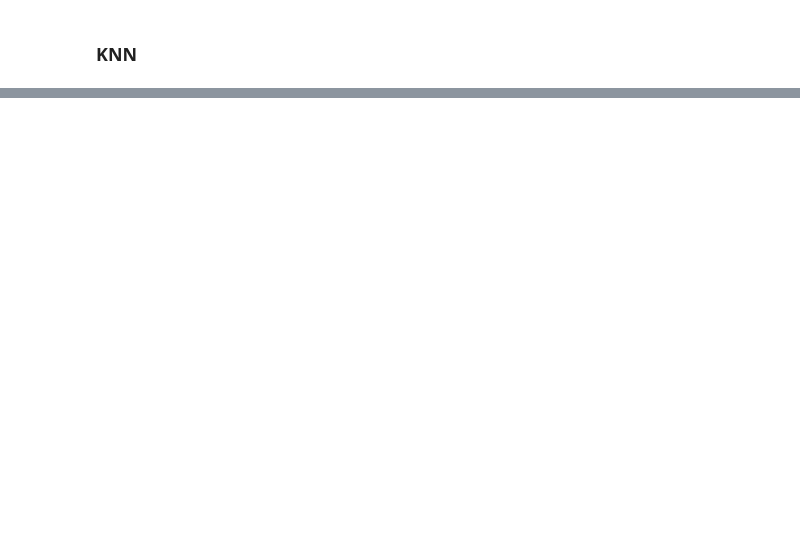
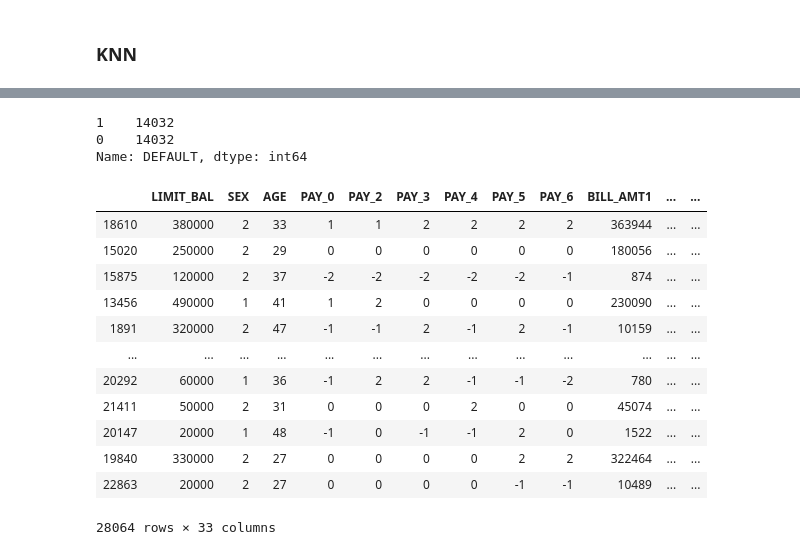
Before and after one commit to meaganlazer/CreditCard_Default_Predictions, a Jupyter notebook: Default_Credit.ipynb, the cells around one changed output, grey strips where cells are left out. Saved outputs shown, nothing was run; the diff lists cells and outputs as text; code cells hidden in the pictures; blank space fills up the shorter version.

```diff
--- a/Default_Credit.ipynb
+++ b/Default_Credit.ipynb
@@ -383,0 +283,4 @@ plt.show()
+# %%
+X = df.drop('DEFAULT', axis = 1)
+y = df['DEFAULT']
+feature_cols = X.columns
@@ -383,0 +289,33 @@ plt.show()
+# %%
+training = pd.concat([X_train,y_train], axis =1)
+# %%
+ndefault = training[training['DEFAULT']==0]
+default = training[training['DEFAULT']==1]
+# %%
+upsampled = resample(default,
+                          replace=True, # sample with replacement
+                          n_samples=len(ndefault), # match number in majority class
+                          random_state=23) # reproducible results
+
+upsampled = pd.concat([ndefault, upsampled])
+upsampled['DEFAULT'].value_counts()
+# %% [output]
+1    14032
+0    14032
+Name: DEFAULT, dtype: int64
+# %%
+upsampled
+# %% [output]
+|  | LIMIT_BAL | SEX | AGE | PAY_0 | PAY_2 | PAY_3 | PAY_4 | PAY_5 | PAY_6 | BILL_AMT1 | ... | ... |
+| 18610 | 380000 | 2 | 33 | 1 | 1 | 2 | 2 | 2 | 2 | 363944 | ... | ... |
+| 15020 | 250000 | 2 | 29 | 0 | 0 | 0 | 0 | 0 | 0 | 180056 | ... | ... |
+| 15875 | 120000 | 2 | 37 | -2 | -2 | -2 | -2 | -2 | -1 | 874 | ... | ... |
+| 13456 | 490000 | 1 | 41 | 1 | 2 | 0 | 0 | 0 | 0 | 230090 | ... | ... |
+| 1891 | 320000 | 2 | 47 | -1 | -1 | 2 | -1 | 2 | -1 | 10159 | ... | ... |
+| ... | ... | ... | ... | ... | ... | ... | ... | ... | ... | ... | ... | ... |
+| 20292 | 60000 | 1 | 36 | -1 | 2 | 2 | -1 | -1 | -2 | 780 | ... | ... |
+| 21411 | 50000 | 2 | 31 | 0 | 0 | 0 | 2 | 0 | 0 | 45074 | ... | ... |
+| 20147 | 20000 | 1 | 48 | -1 | 0 | -1 | -1 | 2 | 0 | 1522 | ... | ... |
+| 19840 | 330000 | 2 | 27 | 0 | 0 | 0 | 0 | 2 | 2 | 322464 | ... | ... |
+| 22863 | 20000 | 2 | 27 | 0 | 0 | 0 | 0 | -1 | -1 | 10489 | ... | ... |
+28064 rows × 33 columns
```
Also changed, not shown: parts of 74 cells of this notebook, 2 other files.
